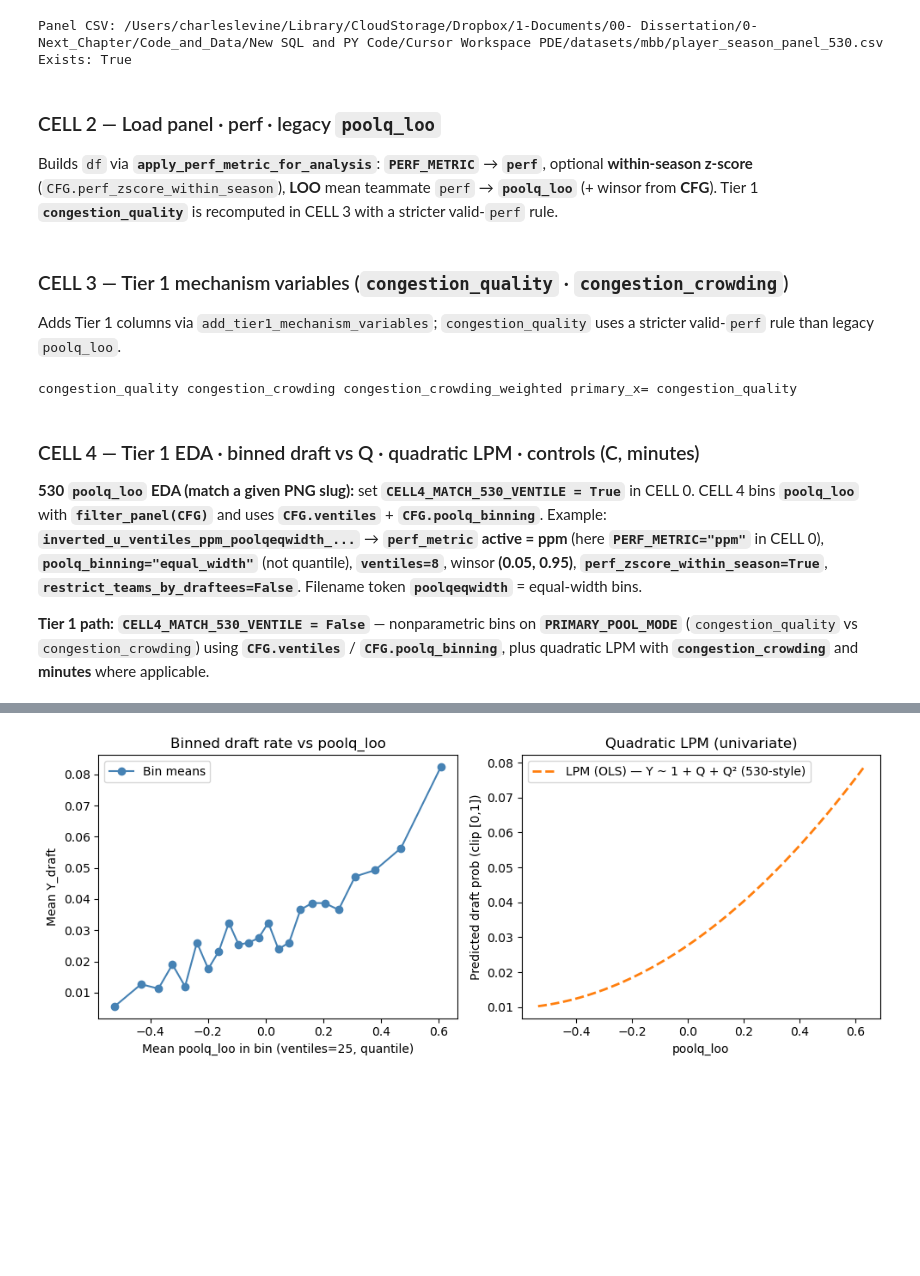
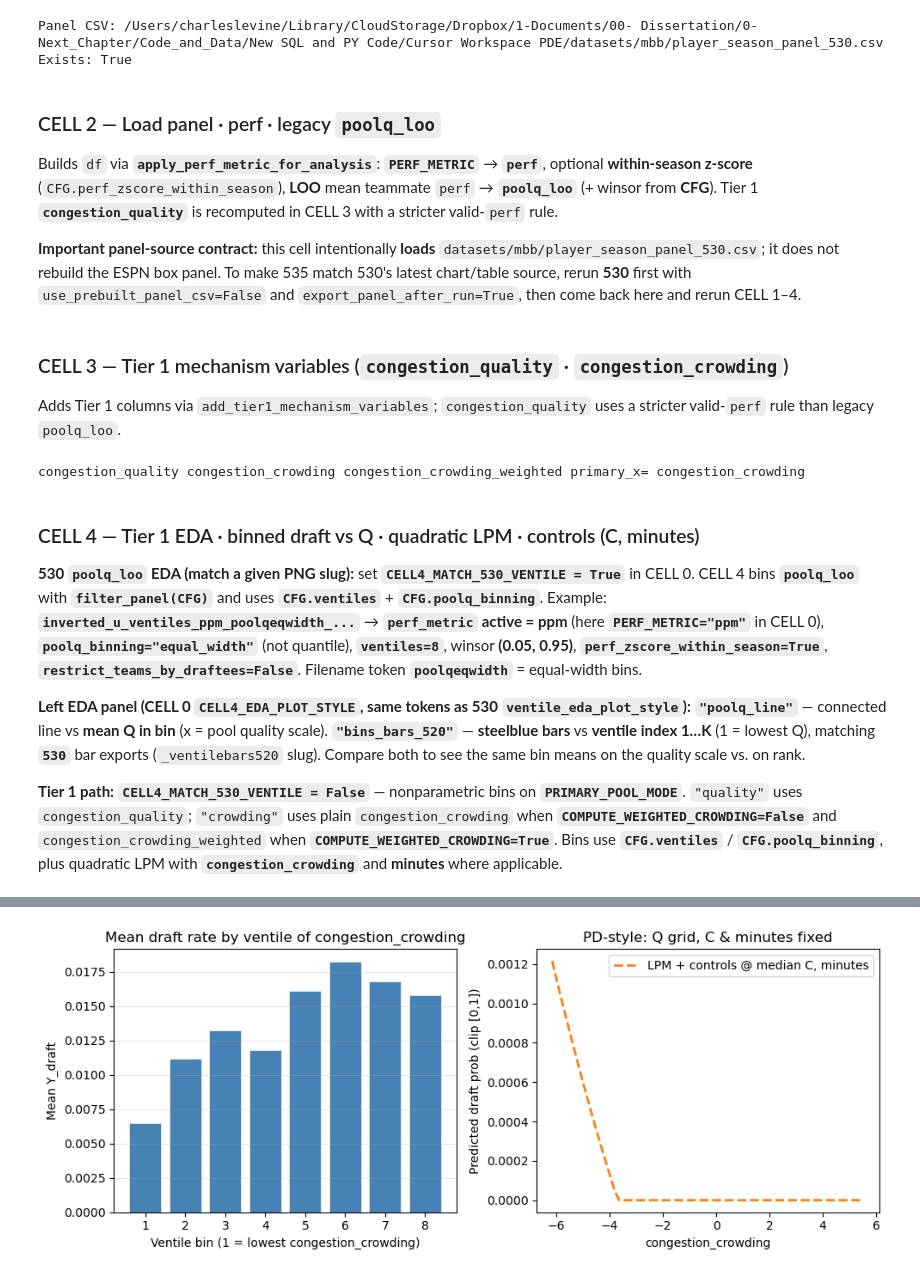
Before and after one commit to MathRanger6/Ivy_Net, a Jupyter notebook: sports/535_sports_tier_1.ipynb, the cells around one changed output, grey strips where cells are left out. Drawn from its saved outputs; the diff is of its cells as text; code cells hidden in the pictures; blank space fills up the shorter version.

```diff
--- a/sports/535_sports_tier_1.ipynb
+++ b/sports/535_sports_tier_1.ipynb
@@ -110,7 +123,7 @@ if RUN_CELL1:
         panel_season_min=2011,
         panel_season_max=2021,
         ventiles=8,
-        poolq_binning="equal_width",
+        poolq_binning="quantile",
         poolq_winsor_quantiles=(0.05, 0.95),
         perf_zscore_within_season=True,
         restrict_teams_by_draftees=False,
@@ -129,6 +142,8 @@ Exists: True
 ### CELL 2 — Load panel · perf · legacy `poolq_loo`
 
 Builds `df` via **`apply_perf_metric_for_analysis`**: **`PERF_METRIC`** → **`perf`**, optional **within-season z-score** (`CFG.perf_zscore_within_season`), **LOO** mean teammate `perf` → **`poolq_loo`** (+ winsor from **CFG**). Tier 1 **`congestion_quality`** is recomputed in CELL 3 with a stricter valid-`perf` rule.
+
+**Important panel-source contract:** this cell intentionally **loads** `datasets/mbb/player_season_panel_530.csv`; it does not rebuild the ESPN box panel. To make 535 match 530's latest chart/table source, rerun **530** first with `use_prebuilt_panel_csv=False` and `export_panel_after_run=True`, then come back here and rerun CELL 1–4.
 # %%
 # CELL 2 — Load panel · perf · legacy `poolq_loo`
 
@@ -191,19 +208,24 @@ if RUN_CELL3:
         )
 
         # PRIMARY_POOL_MODE in CELL 0: picks pool column for regressions (Q vs C).
-        primary_x = tier1_primary_pool_column(PRIMARY_POOL_MODE)
+        if PRIMARY_POOL_MODE == "crowding" and COMPUTE_WEIGHTED_CROWDING:
+            primary_x = TIER1_CROWDING_WEIGHTED_COL
+        else:
+            primary_x = tier1_primary_pool_column(PRIMARY_POOL_MODE)
         print(TIER1_QUALITY_COL, TIER1_CROWDING_COL, TIER1_CROWDING_WEIGHTED_COL, "primary_x=", primary_x)
         df[["perf", "poolq_loo", TIER1_QUALITY_COL, TIER1_CROWDING_COL, TIER1_CROWDING_WEIGHTED_COL]].head()
 else:
     print("  CELL 3 skipped  (RUN_CELL3 = False in CELL 0)")
 # %% [output]
-congestion_quality congestion_crowding congestion_crowding_weighted primary_x= congestion_quality
+congestion_quality congestion_crowding congestion_crowding_weighted primary_x= congestion_crowding
 # %% [markdown]
 ### CELL 4 — Tier 1 EDA · binned draft vs Q · quadratic LPM · controls (C, minutes)
 
 **530 `poolq_loo` EDA (match a given PNG slug):** set **`CELL4_MATCH_530_VENTILE = True`** in CELL 0. CELL 4 bins **`poolq_loo`** with **`filter_panel(CFG)`** and uses **`CFG.ventiles`** + **`CFG.poolq_binning`**. Example: **`inverted_u_ventiles_ppm_poolqeqwidth_...`** → **`perf_metric` active = ppm** (here **`PERF_METRIC="ppm"`** in CELL 0), **`poolq_binning="equal_width"`** (not quantile), **`ventiles=8`**, winsor **(0.05, 0.95)**, **`perf_zscore_within_season=True`**, **`restrict_teams_by_draftees=False`**. Filename token **`poolqeqwidth`** = equal-width bins.
 
-**Tier 1 path:** **`CELL4_MATCH_530_VENTILE = False`** — nonparametric bins on **`PRIMARY_POOL_MODE`** (`congestion_quality` vs `congestion_crowding`) using **`CFG.ventiles`** / **`CFG.poolq_binning`**, plus quadratic LPM with **`congestion_crowding`** and **minutes** where applicable.
+**Left EDA panel (CELL 0 `CELL4_EDA_PLOT_STYLE`, same tokens as 530 `ventile_eda_plot_style`):** **`"poolq_line"`** — connected line vs **mean Q in bin** (x = pool quality scale). **`"bins_bars_520"`** — **steelblue bars** vs **ventile index 1…K** (1 = lowest Q), matching **`530`** bar exports (`_ventilebars520` slug). Compare both to see the same bin means on the quality scale vs. on rank.
+
+**Tier 1 path:** **`CELL4_MATCH_530_VENTILE = False`** — nonparametric bins on **`PRIMARY_POOL_MODE`**. `"quality"` uses `congestion_quality`; `"crowding"` uses plain `congestion_crowding` when **`COMPUTE_WEIGHTED_CROWDING=False`** and `congestion_crowding_weighted` when **`COMPUTE_WEIGHTED_CROWDING=True`**. Bins use **`CFG.ventiles`** / **`CFG.poolq_binning`**, plus quadratic LPM with **`congestion_crowding`** and **minutes** where applicable.
 # %%
 # CELL 4 — Tier 1 EDA · binned draft vs Q · quadratic LPM · controls (C, minutes)
 
@@ -218,7 +240,11 @@ if RUN_CELL4:
         import pandas as pd
 
         from sports_pipeline.panel_build import assign_poolq_bin_labels, filter_panel
-        from sports_pipeline.tier1_mechanism_vars import TIER1_CROWDING_COL, tier1_primary_pool_column
+        from sports_pipeline.tier1_mechanism_vars import (
+            TIER1_CROWDING_COL,
+            TIER1_CROWDING_WEIGHTED_COL,
+            tier1_primary_pool_column,
+        )
 
         if CELL4_MATCH_530_VENTILE:
             print(
@@ -236,7 +262,10 @@ if RUN_CELL4:
             else:
                 use = base.dropna(subset=req).copy()
         else:
-            Qcol = tier1_primary_pool_column(PRIMARY_POOL_MODE)
+            if PRIMARY_POOL_MODE == "crowding" and COMPUTE_WEIGHTED_CROWDING:
+                Qcol = TIER1_CROWDING_WEIGHTED_COL
+            else:
+                Qcol = tier1_primary_pool_column(PRIMARY_POOL_MODE)
             Ccol_opt = TIER1_CROWDING_COL
             need = {Qcol, Ccol_opt, "minutes", "Y_draft"}
             miss = sorted(need - set(df.columns))
@@ -251,7 +280,19 @@ if RUN_CELL4:
 
         if use is not None and len(use) > 0:
             print("CELL 4 modeling sample n =", len(use))
-            show_cols = [c for c in ["perf", "poolq_loo", "congestion_quality", "congestion_crowding", "minutes", "Y_draft"] if c in use.columns]
+            show_cols = [
+                c
+                for c in [
+                    "perf",
+                    "poolq_loo",
+                    "congestion_quality",
+                    "congestion_crowding",
+                    "congestion_crowding_weighted",
+                    "minutes",
+                    "Y_draft",
+                ]
+                if c in use.columns
+            ]
             print(use[show_cols].describe())
 
             v = int(getattr(CFG, "ventiles", 20))
@@ -322,13 +363,33 @@ if RUN_CELL4:
                 curve_label = "LPM + controls @ median C, minutes"
                 pd_title = "PD-style: Q grid, C & minutes fixed"
 
+            _eda = str(globals().get("CELL4_EDA_PLOT_STYLE", "poolq_line")).strip().lower()
+            if _eda not in ("poolq_line", "bins_bars_520"):
+                _eda = "poolq_line"
+
             fig, axes = plt.subplots(1, 2, figsize=(10, 4))
             ax0, ax1 = axes
-            ax0.plot(bt["q_mean"], bt["draft_rate"], "o-", color="steelblue", label="Bin means")
-            ax0.set_xlabel(f"Mean {Qcol} in bin (ventiles={v}, {pmode})")
-            ax0.set_ylabel("Mean Y_draft")
-            ax0.set_title(f"Binned draft rate vs {Qcol}")
-            ax0.legend(loc="best")
+            if _eda == "bins_bars_520":
+                _bin1 = bt["_bin"].astype(int) + 1
+                ax0.bar(
+                    _bin1,
+                    bt["draft_rate"],
+                    color="steelblue",
+                    edgecolor="white",
+                    linewidth=0.4,
+                )
+                ax0.set_xlabel(f"Ventile bin (1 = lowest {Qcol})")
+                ax0.set_ylabel("Mean Y_draft")
+                ax0.set_title(f"Mean draft rate by ventile of {Qcol}")
+                ax0.set_xticks(_bin1)
+                ax0.set_ylim(bottom=0)
+                ax0.grid(True, axis="y", alpha=0.3)
+            else:
+                ax0.plot(bt["q_mean"], bt["draft_rate"], "o-", color="steelblue", label="Bin means")
+                ax0.set_xlabel(f"Mean {Qcol} in bin (ventiles={v}, {pmode})")
+                ax0.set_ylabel("Mean Y_draft")
+                ax0.set_title(f"Binned draft rate vs {Qcol}")
+                ax0.legend(loc="best")
 
             ax1.plot(grid, yhat, "--", color="C1", linewidth=2, label=curve_label)
             ax1.set_xlabel(Qcol)
@@ -360 +421 @@ Y ~ 1 + Q + Q²  (LPM, univariate): {'const': np.float64(0.027755779868031575),
-[figure, old version]
+[figure, new version]
```
Also changed, not shown: parts of 5 cells of this notebook, 8 other files.
